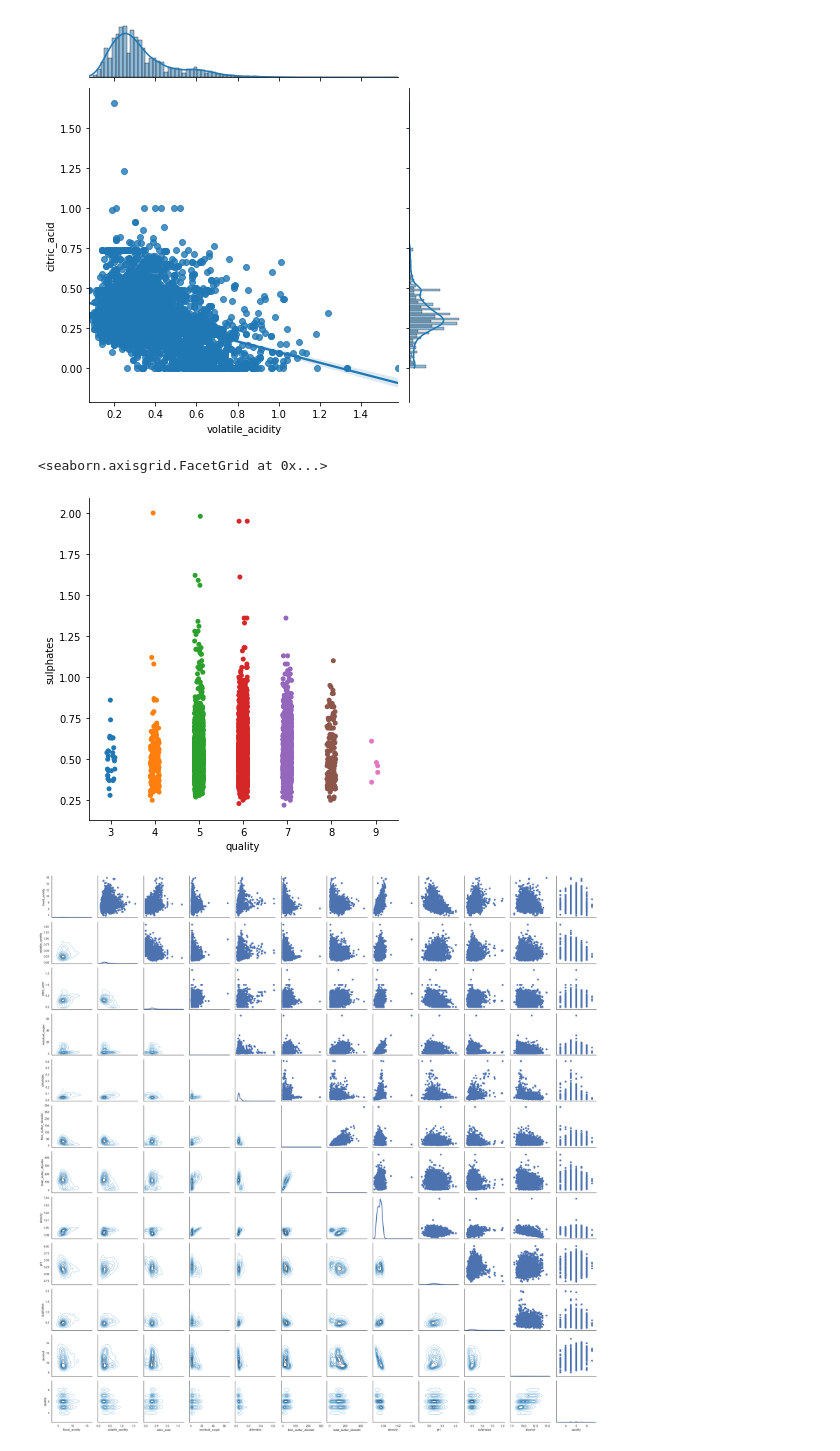
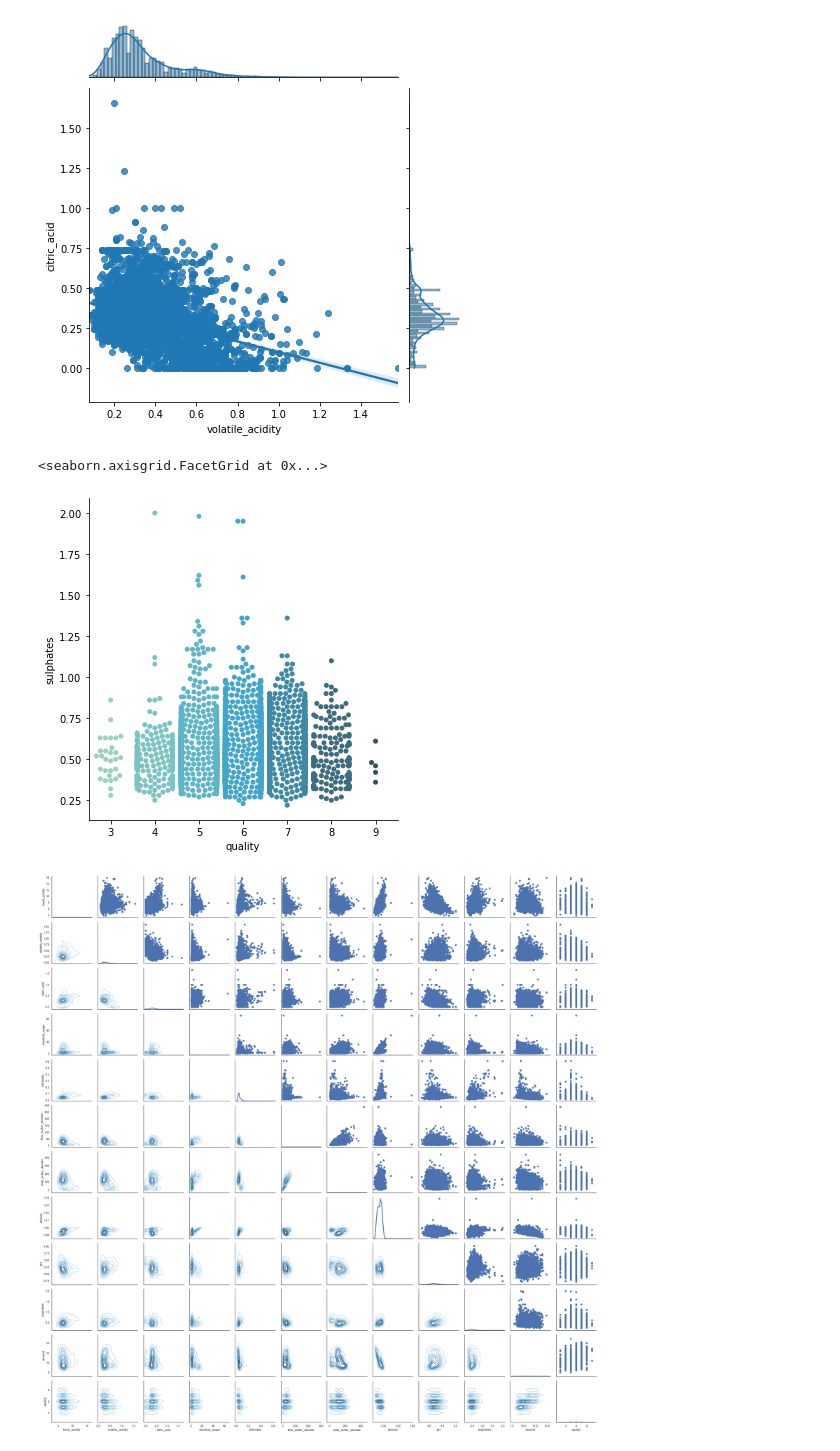
Before and after one commit to Milagros-cucu/ML100Days, a Jupyter notebook: Homework/D22 Visualization 作業.ipynb, the cells around one changed output. Saved outputs shown, nothing was run; the diff lists cells and outputs as text; code cells hidden in the pictures.

Commit message:
2/8
D22 Visualization

```diff
--- a/Homework/D22 Visualization 作業.ipynb
+++ b/Homework/D22 Visualization 作業.ipynb
@@ -170,10 +170,10 @@ Swarm沿分類軸(質量)調整記錄。這種繪圖將記錄分別標記,而不
 使用sns.catplot
 '''
 # %%
-sns.catplot(x= "quality", y = "sulphates", data = df_all)
+sns.catplot(x= "quality", y = "sulphates",  kind = 'swarm', palette= 'GnBu_d', data = df_all)
 # %% [output]
 <seaborn.axisgrid.FacetGrid at 0x...>
-[figure, old version]
+[figure, new version]
 # %%
 '''
 PairGrid 允許我們使用相同的繪圖類型繪製子圖網格來可視化數據。
```
Also changed, not shown: 1 other file.
